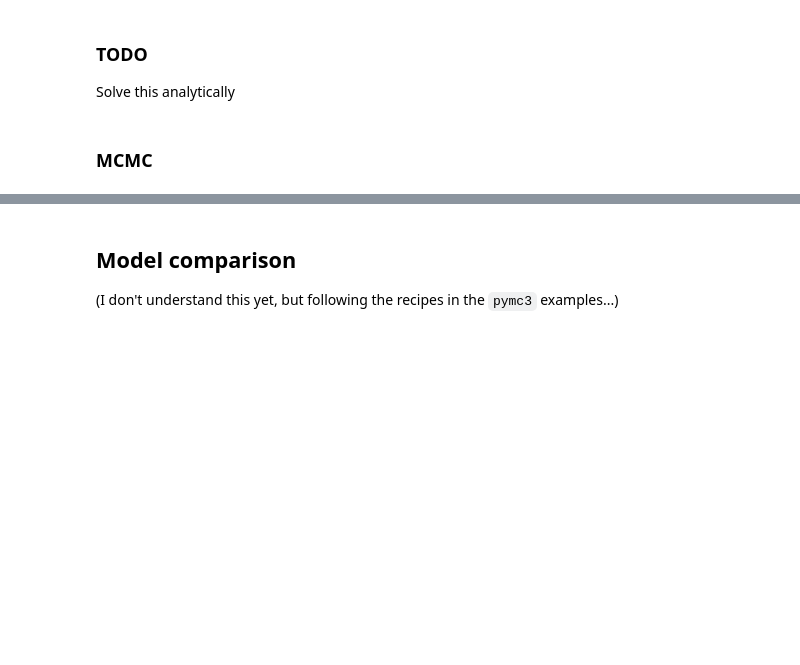
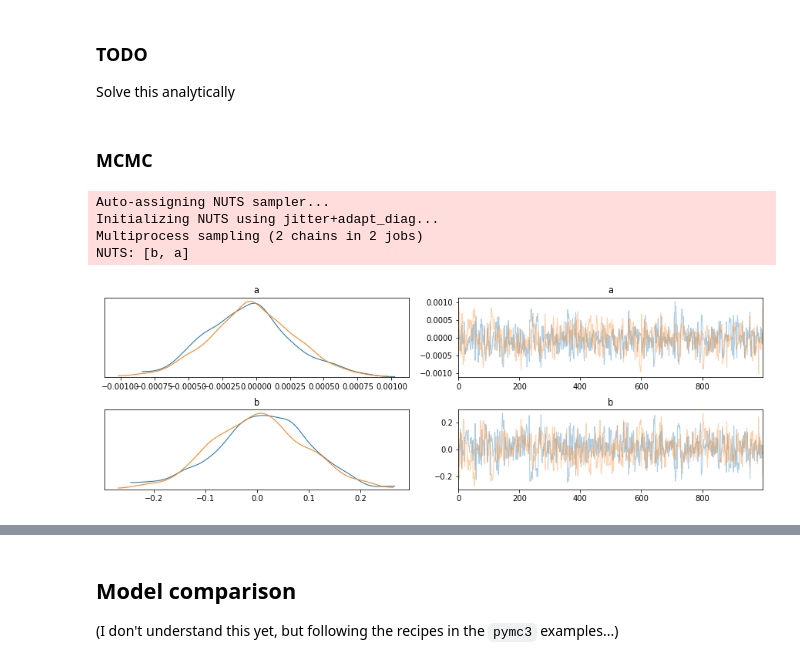
Before and after one commit to corcoted/NIST-ESA-Bayes, a Jupyter notebook: Chapter1/Sec-1.4.2.1/NormalRandomNumbers.ipynb, the cells around one changed output, grey strips where cells are left out. Cells and saved outputs as stored; diff of their text form; code cells hidden in the pictures; blank space fills up the shorter version.

```diff
--- a/Chapter1/Sec-1.4.2.1/NormalRandomNumbers.ipynb
+++ b/Chapter1/Sec-1.4.2.1/NormalRandomNumbers.ipynb
@@ -184,7 +233,7 @@ with pm.Model() as model4:
     a = pm.Flat('a')
     b = pm.Flat('b')
     sigma = data.std(ddof=1)
-    mu = a*x+b
+    mu = pm.Deterministic('mu',a*x+b)
     yobs = pm.Normal('yobs',mu=mu,sigma=sigma,observed=data)
 # %%
 model4.name='Linear drift'
@@ -192,7 +241,14 @@ model4.name='Linear drift'
 with model4:
     tune=1000
     trace4=pm.sample(1000,tune=tune)
+# %% [output]
+Auto-assigning NUTS sampler...
+Initializing NUTS using jitter+adapt_diag...
+Multiprocess sampling (2 chains in 2 jobs)
+NUTS: [b, a]
 # %%
-pm.traceplot(trace4);
+pm.traceplot(trace4,var_names=['a','b']);
+# %% [output]
+[figure, added]
 # %%
 corner.corner(np.vstack((trace4['a'],trace4['b'])).T,labels=['a','b']);
```
Also changed, not shown: parts of 25 cells of this notebook.
